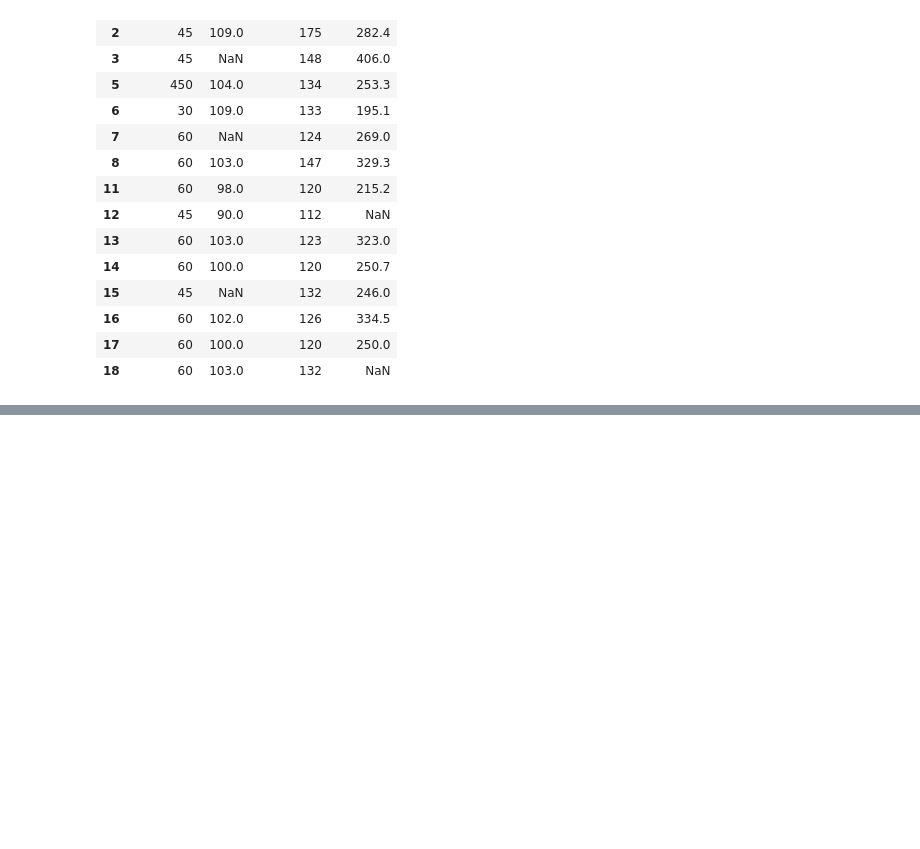
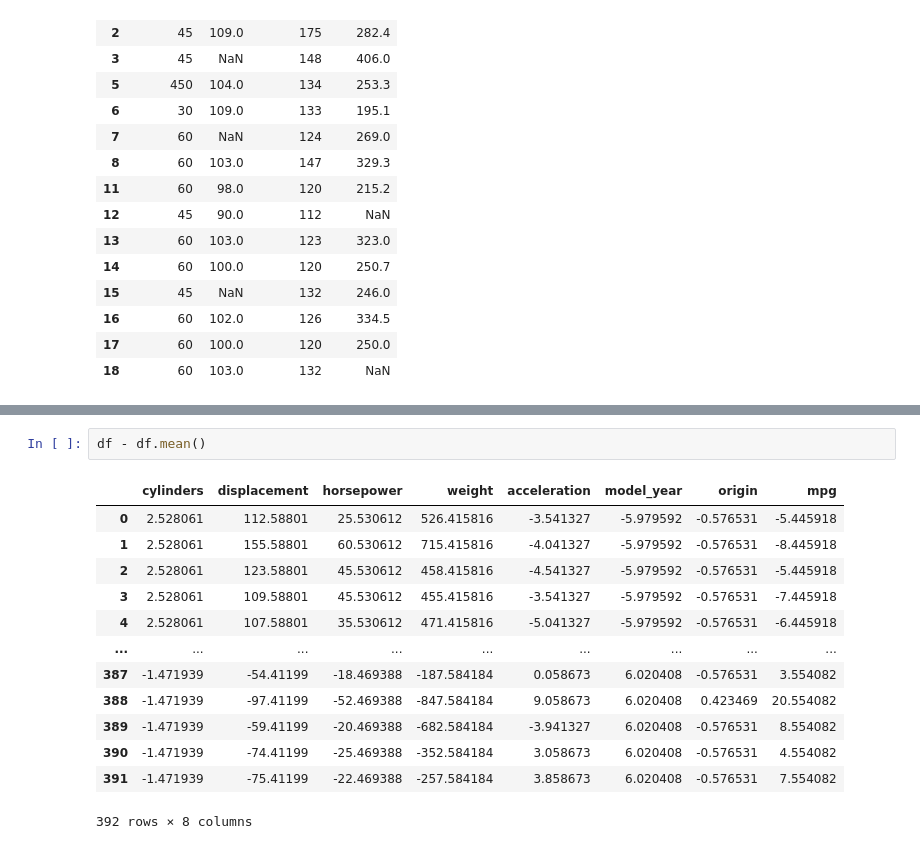
Before and after one commit to pizzalist/DataScience_2023, a Jupyter notebook: 01_1_DataProcessing.ipynb, the cells around one changed output, grey strips where cells are left out. Cells and saved outputs as stored; diff of their text form; blank space fills up the shorter version.

```diff
--- a/01_1_DataProcessing.ipynb
+++ b/01_1_DataProcessing.ipynb
@@ -208,0 +243,16 @@ df.drop_duplicates(keep='last')
+# %%
+df - df.mean()
+# %% [output]
+|  | cylinders | displacement | horsepower | weight | acceleration | model_year | origin | mpg |
+| 0 | 2.528061 | 112.58801 | 25.530612 | 526.415816 | -3.541327 | -5.979592 | -0.576531 | -5.445918 |
+| 1 | 2.528061 | 155.58801 | 60.530612 | 715.415816 | -4.041327 | -5.979592 | -0.576531 | -8.445918 |
+| 2 | 2.528061 | 123.58801 | 45.530612 | 458.415816 | -4.541327 | -5.979592 | -0.576531 | -5.445918 |
+| 3 | 2.528061 | 109.58801 | 45.530612 | 455.415816 | -3.541327 | -5.979592 | -0.576531 | -7.445918 |
+| 4 | 2.528061 | 107.58801 | 35.530612 | 471.415816 | -5.041327 | -5.979592 | -0.576531 | -6.445918 |
+| ... | ... | ... | ... | ... | ... | ... | ... | ... |
+| 387 | -1.471939 | -54.41199 | -18.469388 | -187.584184 | 0.058673 | 6.020408 | -0.576531 | 3.554082 |
+| 388 | -1.471939 | -97.41199 | -52.469388 | -847.584184 | 9.058673 | 6.020408 | 0.423469 | 20.554082 |
+| 389 | -1.471939 | -59.41199 | -20.469388 | -682.584184 | -3.941327 | 6.020408 | -0.576531 | 8.554082 |
+| 390 | -1.471939 | -74.41199 | -25.469388 | -352.584184 | 3.058673 | 6.020408 | -0.576531 | 4.554082 |
+| 391 | -1.471939 | -75.41199 | -22.469388 | -257.584184 | 3.858673 | 6.020408 | -0.576531 | 7.554082 |
+392 rows × 8 columns
```
Also changed, not shown: parts of 22 cells of this notebook, 2 other files.
